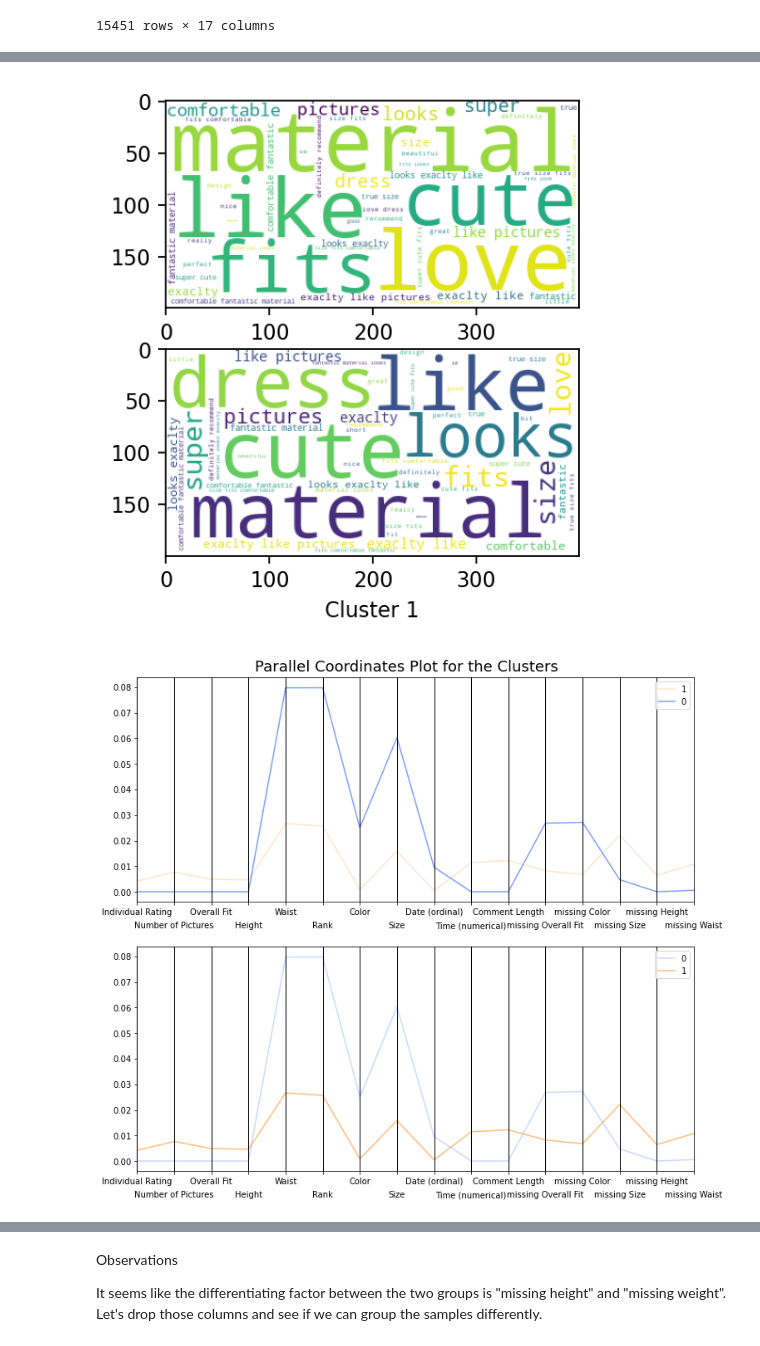
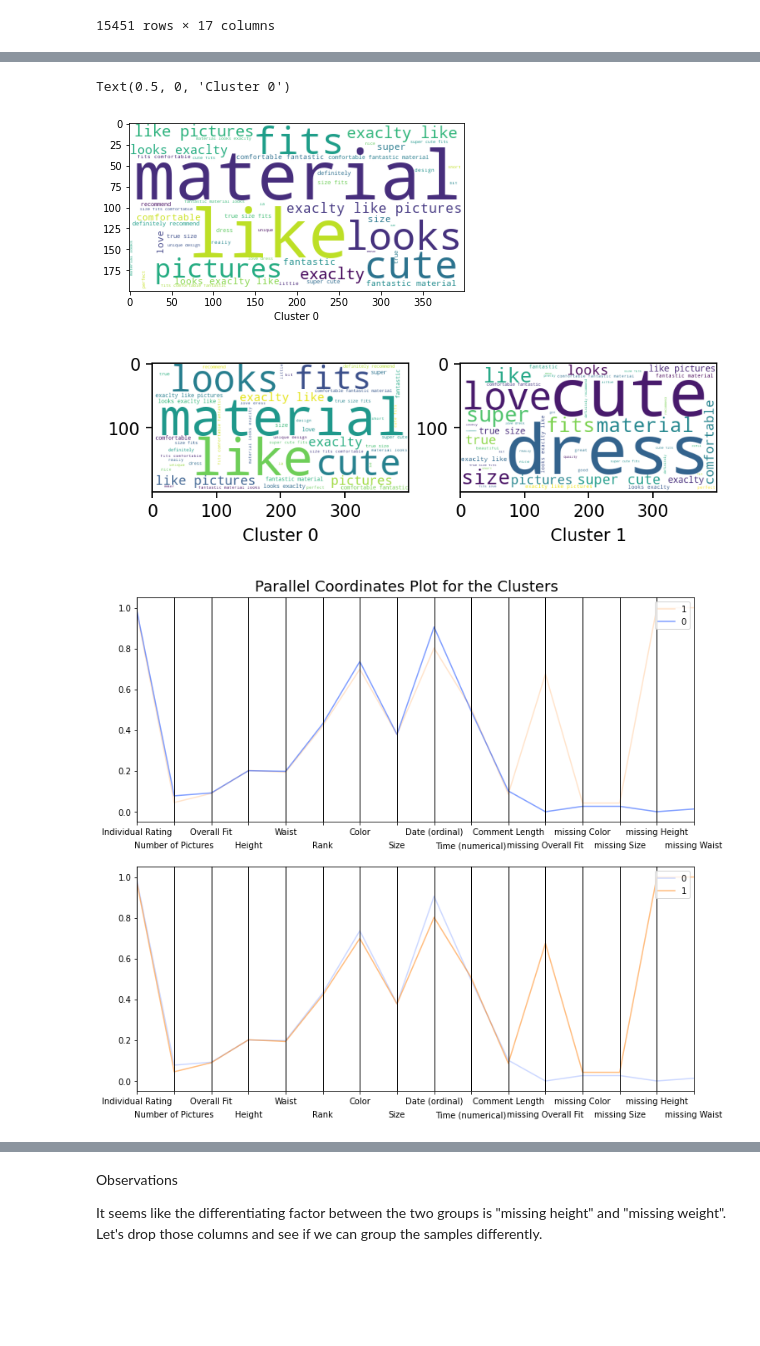
Before and after one commit to mikhaelamartin/Zaful-Classification, a Jupyter notebook: jupyter notebooks/Zaful Exploration Notebook.ipynb, the cells around one changed output, grey strips where cells are left out. Saved outputs shown, nothing was run; the diff lists cells and outputs as text; code cells hidden in the pictures; blank space fills up the shorter version.

```diff
--- a/jupyter notebooks/Zaful Exploration Notebook.ipynb
+++ b/jupyter notebooks/Zaful Exploration Notebook.ipynb
@@ -594,6 +595,7 @@ Most Prominent Words
 #reviews_normalized.to_csv(r'reviews_normalized.csv',index=False)
 
 reviews_normalized = pd.read_csv(r'reviews_normalized.csv')
+reviews_cleaned = pd.read_csv(r'../data/reviews_cleaned_before_normalized.csv')
 # %%
 reviews_normalized.head()
 # %% [output]
@@ -762,4 +752,4 @@ tfidffeature_names.extend(['Individual Rating', 'Number of Pictures', 'Overall F
 
 tfidfdense = tfidfcomments_matrix.todense()
 tfidfdenselist = tfidfdense.tolist()
-tfidfcomments_combined = csr_matrix(tfidfdenselist)
+tfidfcomments_combined = csr_matrix(np.concatenate([tfidfdenselist,reviews_normalized], axis=1))
@@ -855,14 +863,21 @@ one_group = reviews_normalized_clustered[reviews_normalized_clustered['kmeans2_a
+# %%
+pd.DataFrame(data=model.cluster_centers_,columns=tfidffeature_names)
+plt.imshow(WordCloud(background_color="white", max_words=50).generate_from_frequencies(pd.DataFrame(data=model.cluster_centers_,columns=tfidffeature_names).iloc[0,:-16]))
+plt.xlabel('Cluster 0')
+# %% [output]
+Text(0.5, 0, 'Cluster 0')
+[figure, added]
 # %%
 fig = plt.figure(dpi=160)
 ax = fig.add_subplot(1,2,1)
-plt.imshow(WordCloud(background_color="white", max_words=50).generate_from_frequencies(df.iloc[zero_group,:].T.sum(axis=1)))
+plt.imshow(WordCloud(background_color="white", max_words=50).generate_from_frequencies(pd.DataFrame(data=model.cluster_centers_,columns=tfidffeature_names).iloc[0,:-16]))
 plt.xlabel('Cluster 0')
 ax = fig.add_subplot(1,2,2)
-plt.imshow(WordCloud(background_color="white", max_words=50).generate_from_frequencies(df.iloc[one_group,:].T.sum(axis=1)))
+plt.imshow(WordCloud(background_color="white", max_words=50).generate_from_frequencies(pd.DataFrame(data=model.cluster_centers_,columns=tfidffeature_names).iloc[1,:-16]))
 plt.xlabel('Cluster 1')
 plt.savefig('All Features - Cluster WordClouds')
 # %% [output]
-[figure, old version]
+[figure, new version]
 # %%
 from pandas.plotting import parallel_coordinates
 clustered = pd.DataFrame(model.cluster_centers_[:,-16:],  columns=reviews_normalized.columns[:16])
@@ -873,4 +888,4 @@ palette = sns.color_palette("bright", 10)
 display_parallel_coordinates(clustered, 2)
 plt.savefig('All Features - Non-Text Features Plot')
 # %% [output]
-[figure, old version]
+[figure, new version]
```
Also changed, not shown: parts of 14 cells of this notebook, 6 other files.
